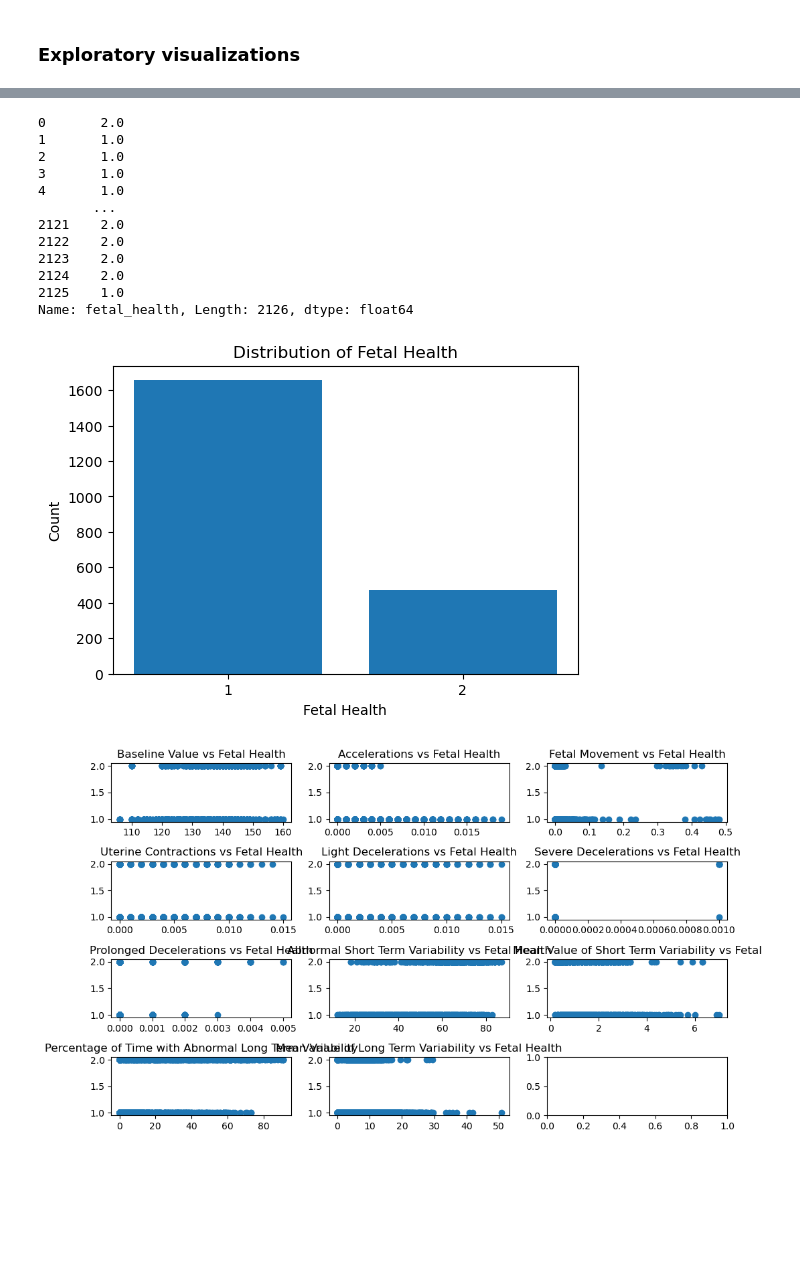
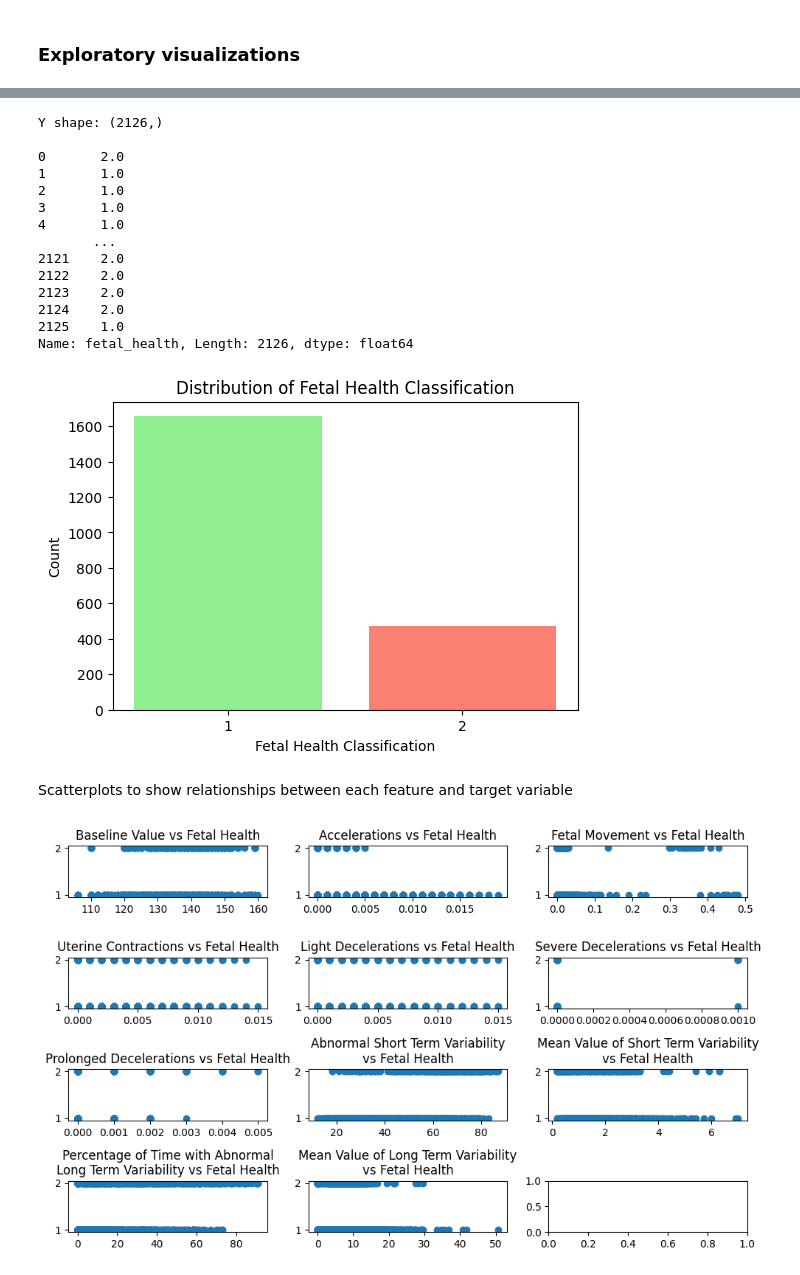
Before and after one commit to ivasslides/DS4021-Final-Project, a Jupyter notebook: Notebooks/descriptive.ipynb, the cells around one changed output, grey strips where cells are left out. Drawn from its saved outputs; the diff is of its cells as text; code cells hidden in the pictures; blank space fills up the shorter version.

```diff
--- a/Notebooks/descriptive.ipynb
+++ b/Notebooks/descriptive.ipynb
@@ -102,6 +133,9 @@ plt.show()
 # %%
-y
+print(f"Y shape: {y.shape}\n")
+print(y)
 # %% [output]
+Y shape: (2126,)
+
 0       2.0
 1       1.0
 2       1.0
@@ -117,62 +151,67 @@ Name: fetal_health, Length: 2126, dtype: float64
 # %%
 # Histogram for fetal health
 plt.figure(figsize=(6,4))
-# create counts to count number of times 1 or 2 appears
+# Create counts to count number of times 1 or 2 appears
 counts = y.value_counts().sort_index()
 
-# create bar chart using counts
-plt.bar(counts.index, counts.values)
+# Create custom palette to represent the fetal health classes
+palette={1: "lightgreen", 2: "salmon"}
 
-# create x-ticks for 1 or 2
+# Create bar chart using counts
+plt.bar(counts.index, counts.values, color=palette.values())
+
+# Create x-ticks for 1 or 2
 plt.xticks(counts.index)
 
-# add title and axis labels
-plt.title('Distribution of Fetal Health')
-plt.xlabel('Fetal Health')
+# Add title and axis labels
+plt.title('Distribution of Fetal Health Classification')
+plt.xlabel('Fetal Health Classification')
 plt.ylabel('Count')
 
 plt.show()
 # %% [output]
-[figure, old version]
+[figure, new version]
+# %% [markdown]
+Scatterplots to show relationships between each feature and target variable
 # %%
 # Scatterplot comparing all variables to target variable
 fig, ax = plt.subplots(4, 3, figsize=(10, 6))
 
-ax[0,0].scatter(X['baseline value'], y)
+ax[0,0].scatter(X['baseline_value'], y)
 ax[0,0].set_title('Baseline Value vs Fetal Health')
 
 ax[0,1].scatter(X['accelerations'], y)
 ax[0,1].set_title('Accelerations vs Fetal Health')
 
 ax[0,2].scatter(X['fetal_movement'], y)
 ax[0,2].set_title('Fetal Movement vs Fetal Health')
 
 ax[1,0].scatter(X['uterine_contractions'], y)
 ax[1,0].set_title('Uterine Contractions vs Fetal Health')
 
 ax[1,1].scatter(X['light_decelerations'], y)
 ax[1,1].set_title('Light Decelerations vs Fetal Health')
 
 ax[1,2].scatter(X['severe_decelerations'], y)
 ax[1,2].set_title('Severe Decelerations vs Fetal Health')
 
 ax[2,0].scatter(X['prolongued_decelerations'], y)
 ax[2,0].set_title('Prolonged Decelerations vs Fetal Health')
 
 ax[2,1].scatter(X['abnormal_short_term_variability'], y)
-ax[2,1].set_title('Abnormal Short Term Variability vs Fetal Health')
+ax[2,1].set_title('Abnormal Short Term Variability\nvs Fetal Health')
 
 ax[2,2].scatter(X['mean_value_of_short_term_variability'], y)
-ax[2,2].set_title('Mean Value of Short Term Variability vs Fetal')
+ax[2,2].set_title('Mean Value of Short Term Variability\nvs Fetal Health')
 
 ax[3,0].scatter(X['percentage_of_time_with_abnormal_long_term_variability'], y)
-ax[3,0].set_title('Percentage of Time with Abnormal Long Term Variability')
+ax[3,0].set_title('Percentage of Time with Abnormal\nLong Term Variability vs Fetal Health')
 
 ax[3,1].scatter(X['mean_value_of_long_term_variability'], y)
-ax[3,1].set_title('Mean Value of Long Term Variability vs Fetal Health')
+ax[3,1].set_title('Mean Value of Long Term Variability\nvs Fetal Health')
 
 
 plt.tight_layout()
 plt.show()
 # %% [output]
-[figure, old version]
+[figure, new version]
```
Also changed, not shown: parts of 10 cells of this notebook, 4 other files.
